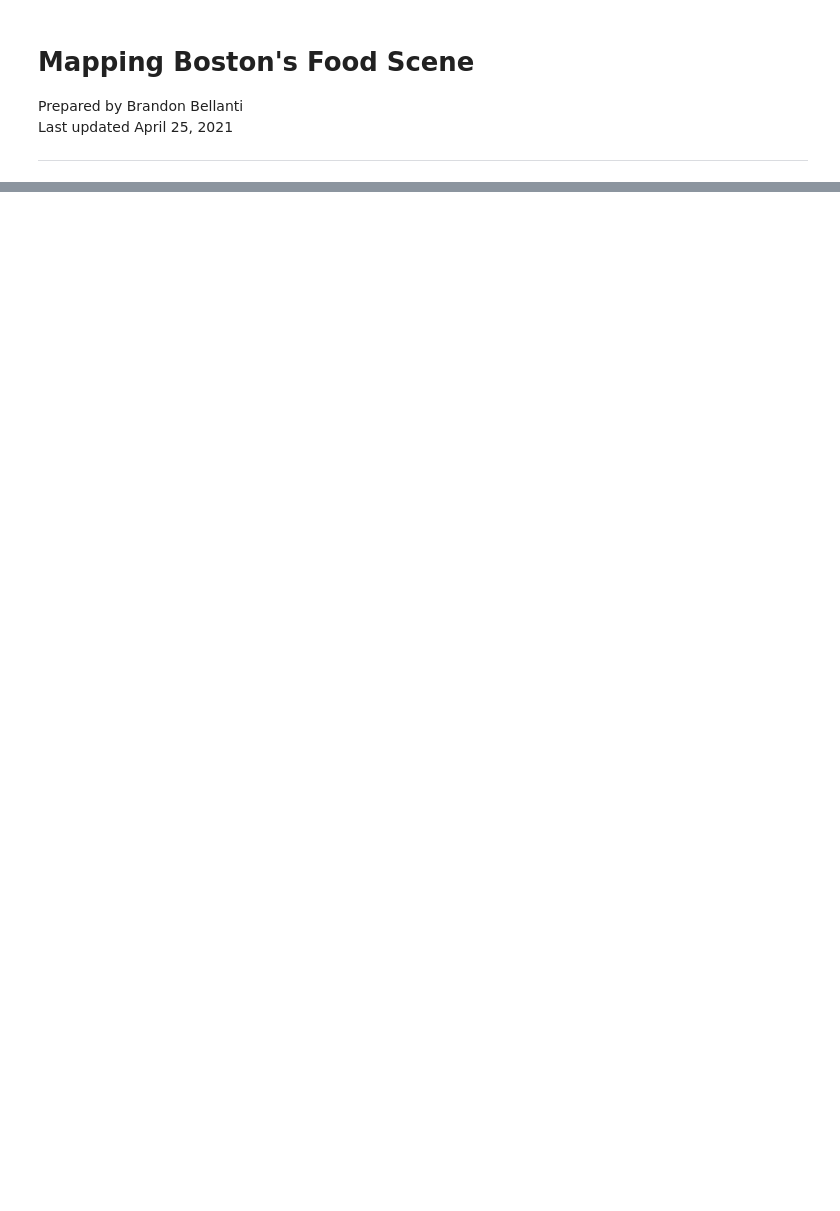
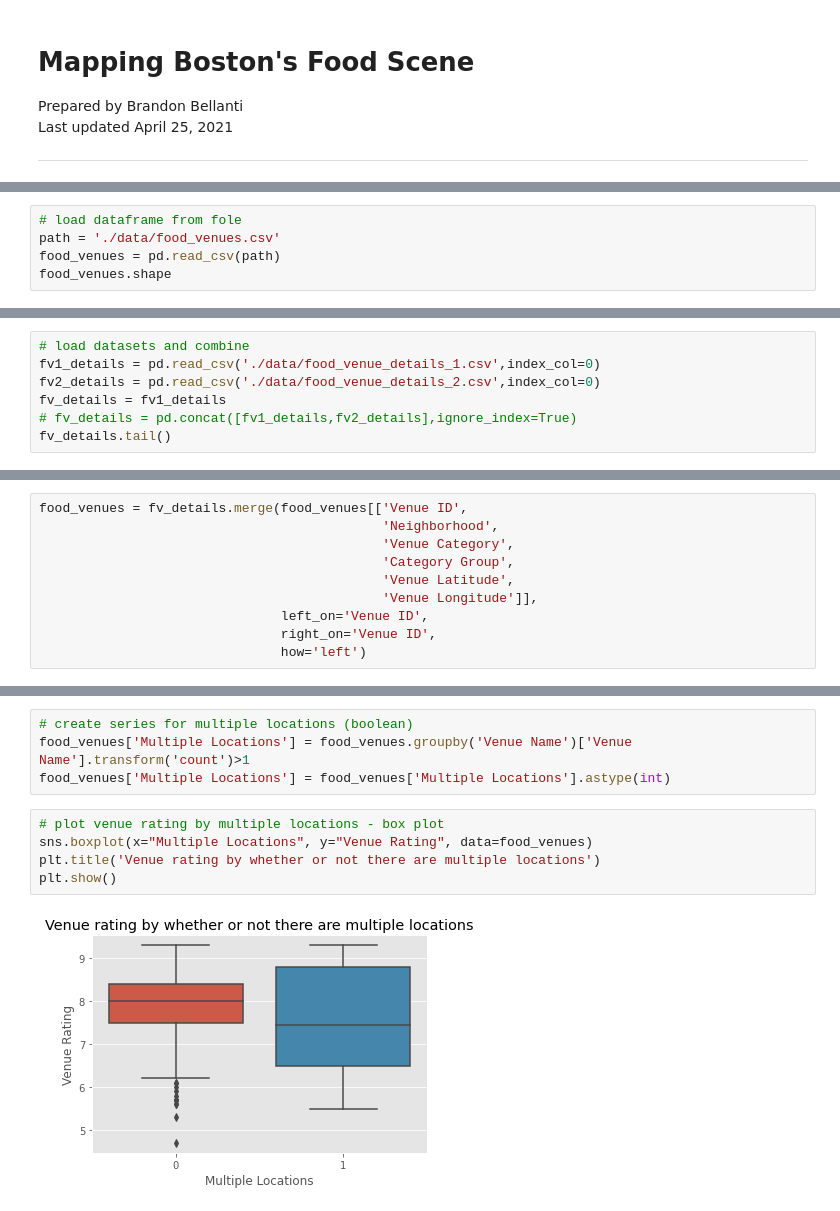
Before and after one commit to brandonbellanti/Coursera_Capstone, a Jupyter notebook: final_project/boston_food_scene.ipynb, the cells around one changed output, grey strips where cells are left out. Saved outputs shown, nothing was run; the diff lists cells and outputs as text; blank space fills up the shorter version.

Commit message:
Refreshed data and added to notebook

```diff
--- a/final_project/boston_food_scene.ipynb
+++ b/final_project/boston_food_scene.ipynb
@@ -35,0 +376,5 @@ I will use the K-Nearest-Neighbor algorithm to cluster the venues.
+# %%
+# load dataframe from fole
+path = './data/food_venues.csv'
+food_venues = pd.read_csv(path)
+food_venues.shape
@@ -35,0 +479,7 @@ I will use the K-Nearest-Neighbor algorithm to cluster the venues.
+# %%
+# load datasets and combine
+fv1_details = pd.read_csv('./data/food_venue_details_1.csv',index_col=0)
+fv2_details = pd.read_csv('./data/food_venue_details_2.csv',index_col=0)
+fv_details = fv1_details
+# fv_details = pd.concat([fv1_details,fv2_details],ignore_index=True)
+fv_details.tail()
@@ -35,0 +493,10 @@ I will use the K-Nearest-Neighbor algorithm to cluster the venues.
+# %%
+food_venues = fv_details.merge(food_venues[['Venue ID',
+                                            'Neighborhood',
+                                            'Venue Category',
+                                            'Category Group',
+                                            'Venue Latitude',
+                                            'Venue Longitude']],
+                               left_on='Venue ID',
+                               right_on='Venue ID',
+                               how='left')
@@ -35,0 +520,11 @@ I will use the K-Nearest-Neighbor algorithm to cluster the venues.
+# %%
+# create series for multiple locations (boolean)
+food_venues['Multiple Locations'] = food_venues.groupby('Venue Name')['Venue Name'].transform('count')>1
+food_venues['Multiple Locations'] = food_venues['Multiple Locations'].astype(int)
+# %%
+# plot venue rating by multiple locations - box plot
+sns.boxplot(x="Multiple Locations", y="Venue Rating", data=food_venues)
+plt.title('Venue rating by whether or not there are multiple locations')
+plt.show()
+# %% [output]
+[figure, added]
```
Also changed, not shown: parts of 93 cells of this notebook, 1 other file.
